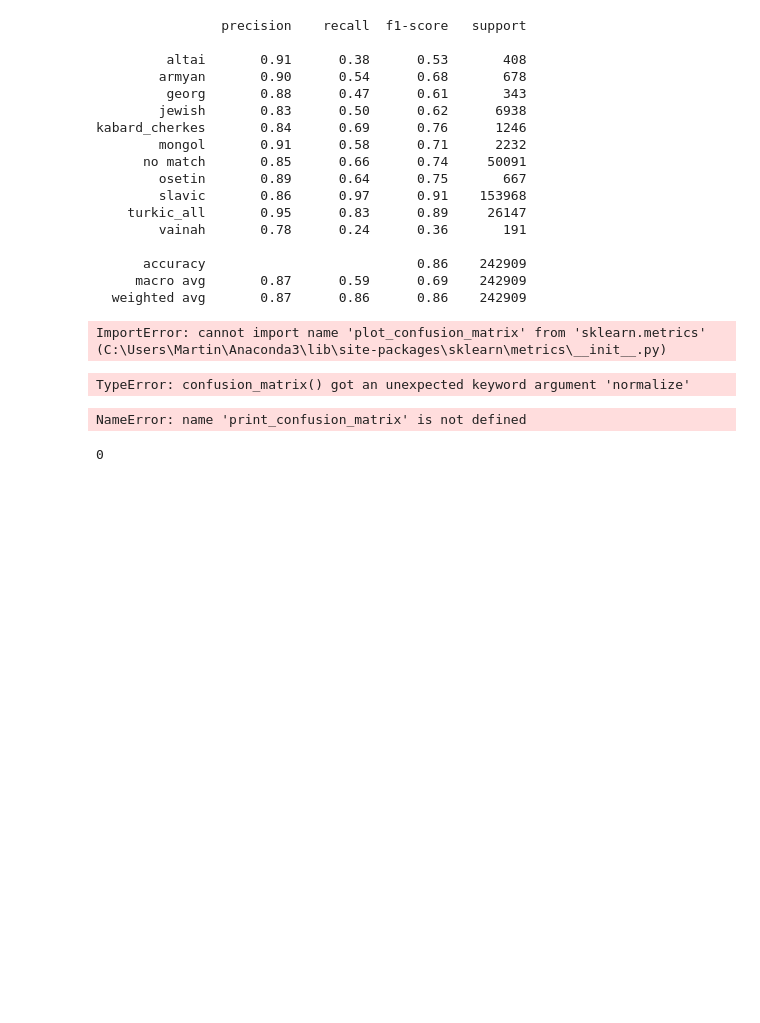
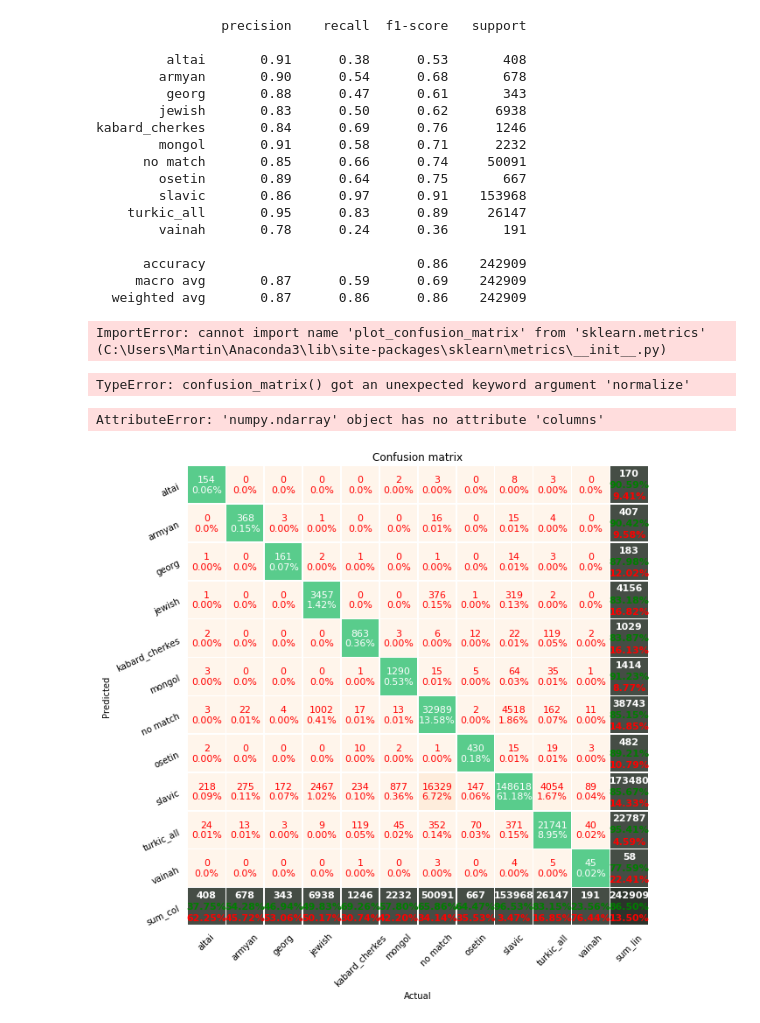
Before and after one commit to martin-kosiik/predicting-ethnicity-from-names, a Jupyter notebook: Ethnicity_prediction_code.ipynb, the cells around one changed output. Saved outputs shown, nothing was run; the diff lists cells and outputs as text; code cells hidden in the pictures; blank space fills up the shorter version.

Commit message:
confusion matrix

```diff
--- a/Ethnicity_prediction_code.ipynb
+++ b/Ethnicity_prediction_code.ipynb
@@ -339,11 +339,11 @@ sn.heatmap(df_cm, annot=True)
 # %% [output]
 TypeError: confusion_matrix() got an unexpected keyword argument 'normalize'
 # %%
-from confusion_matrix_pretty_print import *
-print_confusion_matrix(confusion_matrix(y_test, y_pred_cal), target_names)
+import confusion_matrix_pretty_print as cm
+cm.plot_confusion_matrix_from_data(confusion_matrix(y_test, y_pred_cal), target_names)
 # %% [output]
-NameError: name 'print_confusion_matrix' is not defined
+AttributeError: 'numpy.ndarray' object has no attribute 'columns'
-# %%
-os.system("confusion_matrix_pretty_print.py")
-# %% [output]
-0
+# %%
+cm.plot_confusion_matrix_from_data(y_test, y_pred_cal, columns=target_names, figsize=[32, 32], fz=13)
+# %% [output]
+[figure, added]
```
Also changed, not shown: parts of 1 cell of this notebook.
